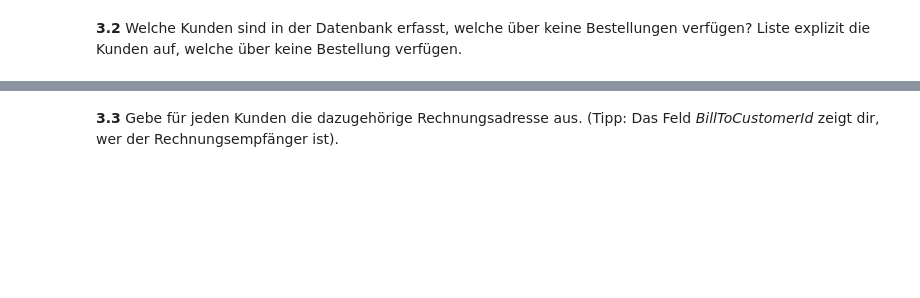
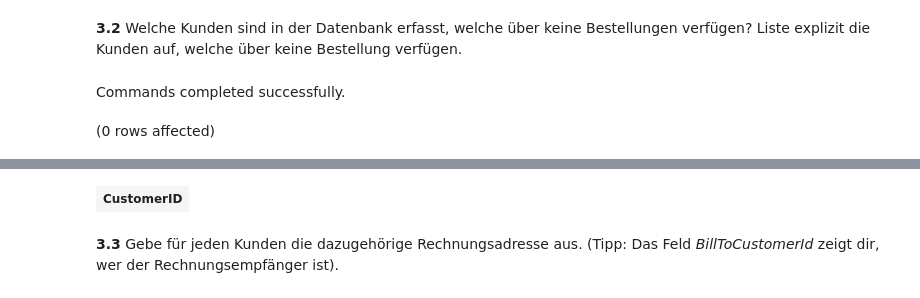
Before and after one commit to Matcha-Git/Demo_Hackathon_Fork, a Jupyter notebook: Tag_2/DQL/M106_Aufgaben_DQL.ipynb, the cells around one changed output, grey strips where cells are left out. Drawn from its saved outputs; the diff is of its cells as text; code cells hidden in the pictures; blank space fills up the shorter version.

```diff
--- a/Tag_2/DQL/M106_Aufgaben_DQL.ipynb
+++ b/Tag_2/DQL/M106_Aufgaben_DQL.ipynb
@@ -162,2 +197,12 @@ Total execution time: 00:00:00.006
 # %% [markdown]
 **3.2** Welche Kunden sind in der Datenbank erfasst, welche über keine Bestellungen verfügen? Liste explizit die Kunden auf, welche über keine Bestellung verfügen.
+# %%
+USE WideWorldImporters;
+GO
+
+SELECT CustomerID FROM Sales.customers
+EXCEPT
+SELECT CustomerID FROM Sales.orders;
+# %% [output]
+Commands completed successfully.
+(0 rows affected)
@@ -164,2 +210,3 @@ Total execution time: 00:00:00.006
+| CustomerID |
 # %% [markdown]
 **3.3** Gebe für jeden Kunden die dazugehörige Rechnungsadresse aus. (Tipp: Das Feld _BillToCustomerId_ zeigt dir, wer der Rechnungsempfänger ist).
```
Also changed, not shown: parts of 6 cells of this notebook, 2 other files.
